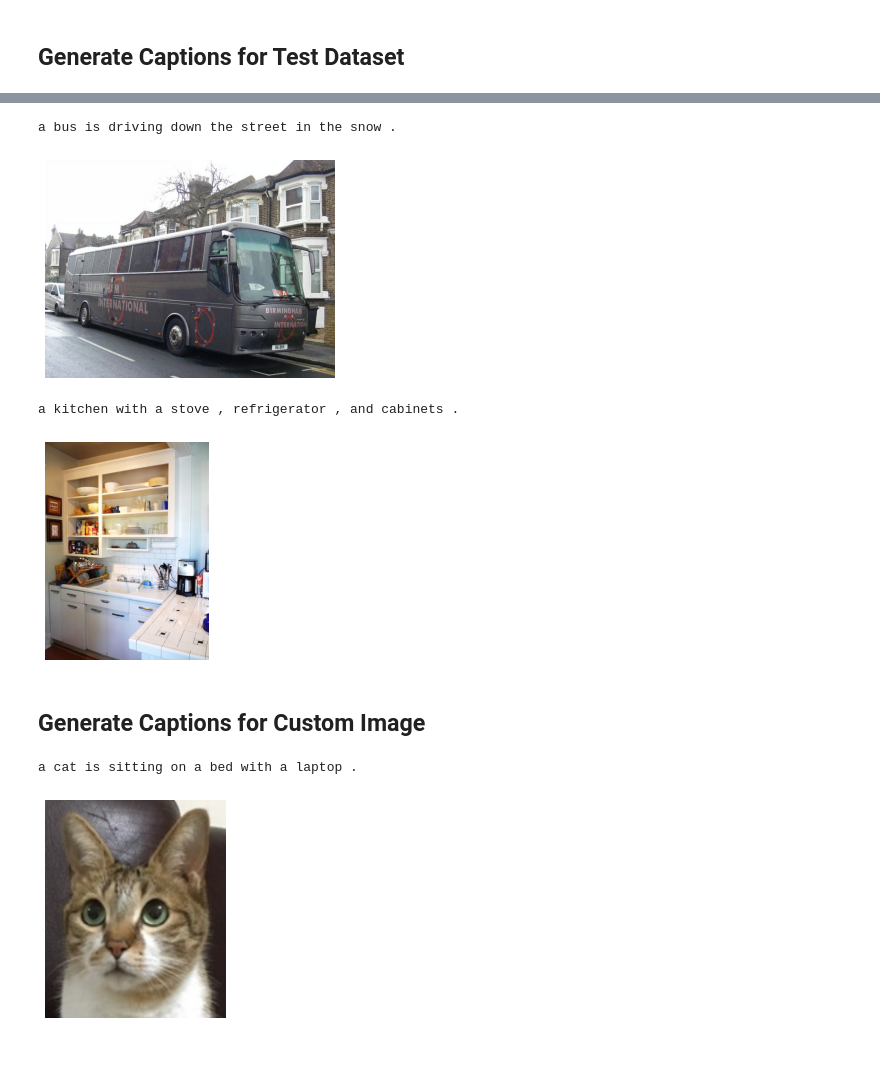
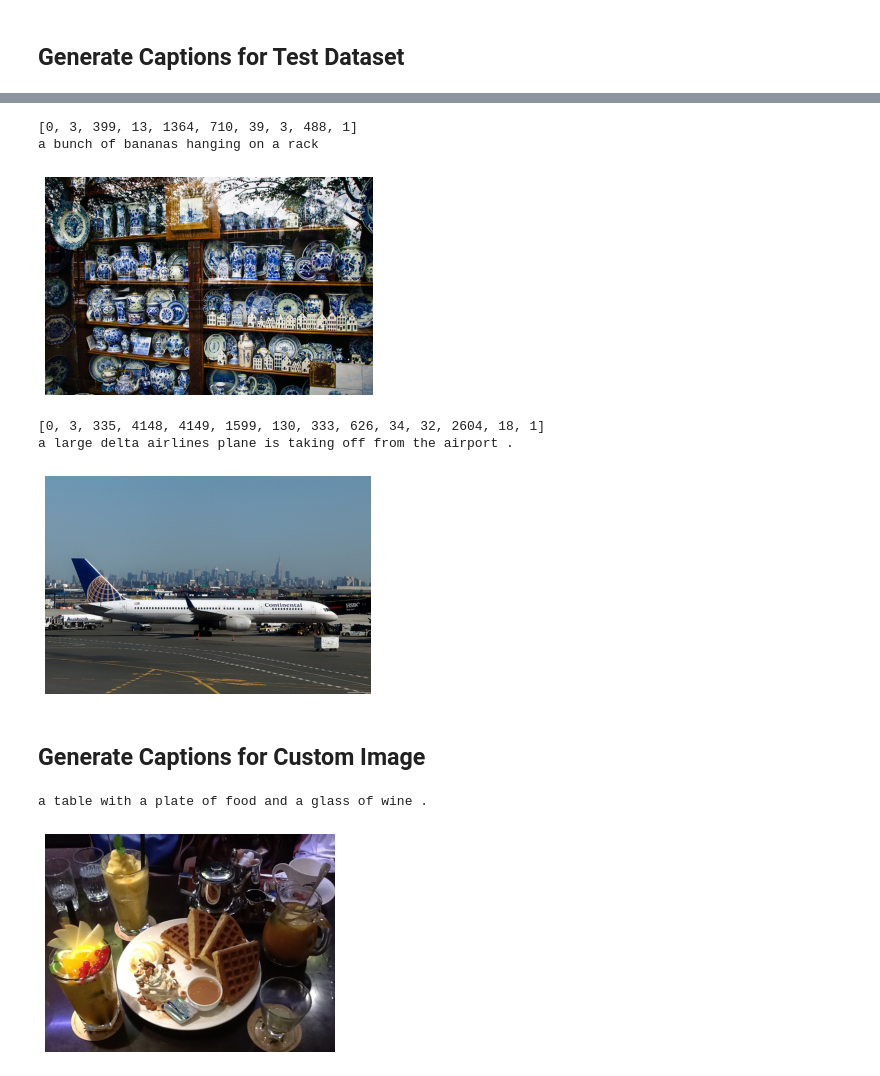
Before and after one commit to sliao-mi-luku/Image-Captioning, a Jupyter notebook: ImgCap_ResNet_LSTM.ipynb, the cells around one changed output, grey strips where cells are left out. Cells and saved outputs as stored; diff of their text form; code cells hidden in the pictures.

Commit message:
ResNet-LSTM hybrid model

```diff
--- a/ImgCap_ResNet_LSTM.ipynb
+++ b/ImgCap_ResNet_LSTM.ipynb
@@ -659,7 +665,7 @@ Epoch 4/5  Step 8957/12942      Loss: 1.7921  Perplexity: 6.0018        [Overall
 # %% [markdown]
 ## Load the best model
 # %%
-best_epoch = None
+best_epoch = 2
 
-encoder.load_state_dict(os.path.join("./saved_models", "encoder_" + model_name + "_ep" + str(best_epoch) + ".pth"))
-decoder.load_state_dict(os.path.join("./saved_models", "decoder_" + model_name + "_ep" + str(best_epoch) + ".pth"))
+encoder.load_state_dict(torch.load(os.path.join("./saved_models", "encoder_" + model_name + "_ep" + str(best_epoch) + ".pth")))
+decoder.load_state_dict(torch.load(os.path.join("./saved_models", "decoder_" + model_name + "_ep" + str(best_epoch) + ".pth")))
@@ -980,14 +1004,16 @@ a stop sign with a sticker on it
 # sample an image
 random_sample_testdata(dataloader_test, encoder, decoder)
 # %% [output]
-a bus is driving down the street in the snow .
+[0, 3, 399, 13, 1364, 710, 39, 3, 488, 1]
+a bunch of bananas hanging on a rack
-[figure, old version]
+[figure, new version]
 # %%
 # sample an image
 random_sample_testdata(dataloader_test, encoder, decoder)
 # %% [output]
-a kitchen with a stove , refrigerator , and cabinets .
+[0, 3, 335, 4148, 4149, 1599, 130, 333, 626, 34, 32, 2604, 18, 1]
+a large delta airlines plane is taking off from the airport .
-[figure, old version]
+[figure, new version]
 # %% [markdown]
 ## Generate Captions for Custom Image
 # %%
@@ -1018,9 +1044,9 @@ def image_captioning_custom_image(img_path, encoder, decoder):
     print(decoded_sentence)
 # %%
 # example custom image
-image_captioning_custom_image("./custom_test_images/IMG_2952.jpg", encoder, decoder)
+image_captioning_custom_image("./custom_test_images/IMG_0630.jpg", encoder, decoder)
 # %% [output]
-a cat is sitting on a bed with a laptop .
+a table with a plate of food and a glass of wine .
-[figure, old version]
+[figure, new version]
 # %%
 # example custom image
```
Also changed, not shown: parts of 14 cells of this notebook.
